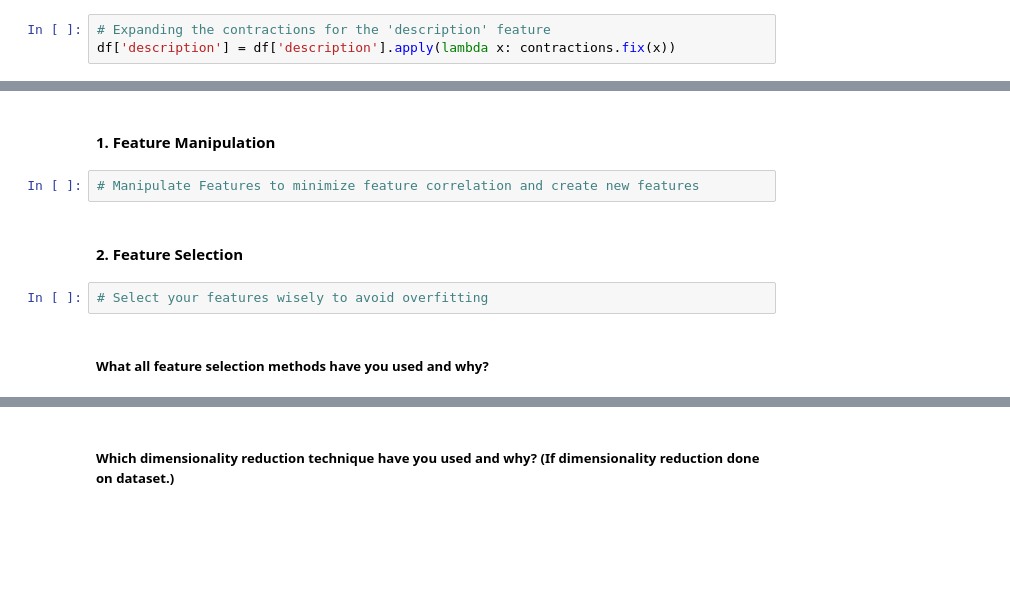
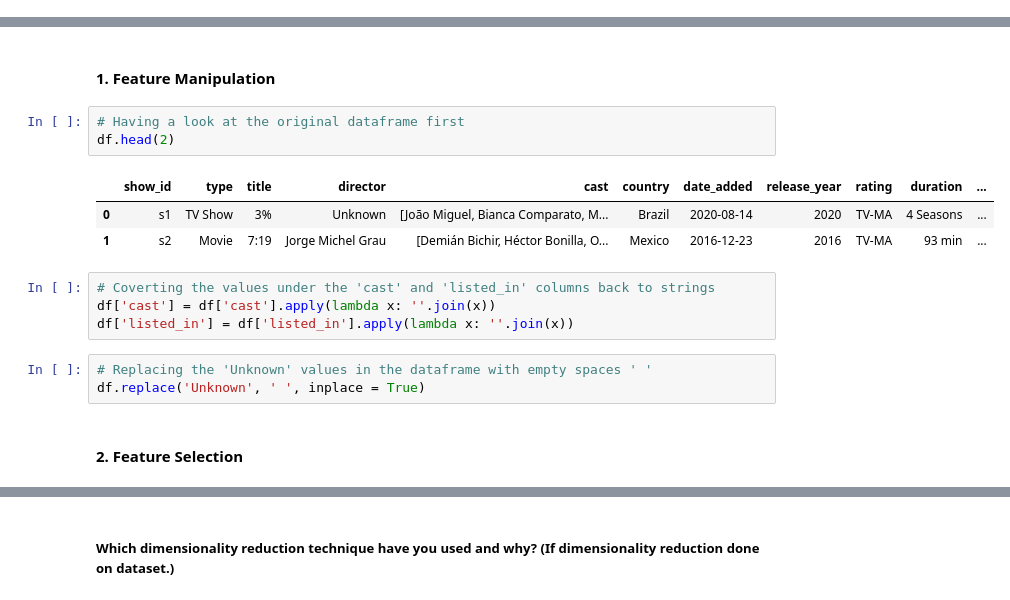
Before and after one commit to dipankarsahu1000/Netflix-Movie-and-TV-Shows-Clustering, a Jupyter notebook: Netflix_Movies_and_TV_Shows_Clustering.ipynb, the cells around one changed output, grey strips where cells are left out. Drawn from its saved outputs; the diff is of its cells as text; blank space fills up the shorter version.

```diff
--- a/Netflix_Movies_and_TV_Shows_Clustering.ipynb
+++ b/Netflix_Movies_and_TV_Shows_Clustering.ipynb
@@ -986,3 +968,0 @@ Successfully installed anyascii-0.3.2 contractions-0.1.73 pyahocorasick-2.0.0 te
-# %%
-# Expanding the contractions for the 'description' feature
-df['description'] = df['description'].apply(lambda x: contractions.fix(x))
@@ -1036,11 +970,19 @@ Answer Here.
 ### 4. Feature Manipulation & Selection
 # %% [markdown]
 #### 1. Feature Manipulation
-# %%
-# Manipulate Features to minimize feature correlation and create new features
+# %%
+# Having a look at the original dataframe first
+df.head(2)
+# %% [output]
+|  | show_id | type | title | director | cast | country | date_added | release_year | rating | duration | ... |
+| 0 | s1 | TV Show | 3% | Unknown | [João Miguel, Bianca Comparato, M... | Brazil | 2020-08-14 | 2020 | TV-MA | 4 Seasons | ... |
+| 1 | s2 | Movie | 7:19 | Jorge Michel Grau | [Demián Bichir, Héctor Bonilla, O... | Mexico | 2016-12-23 | 2016 | TV-MA | 93 min | ... |
+# %%
+# Coverting the values under the 'cast' and 'listed_in' columns back to strings
+df['cast'] = df['cast'].apply(lambda x: ''.join(x))
+df['listed_in'] = df['listed_in'].apply(lambda x: ''.join(x))
+# %%
+# Replacing the 'Unknown' values in the dataframe with empty spaces ' '
+df.replace('Unknown', ' ', inplace = True)
 # %% [markdown]
 #### 2. Feature Selection
-# %%
-# Select your features wisely to avoid overfitting
-# %% [markdown]
-##### What all feature selection methods have you used  and why?
```
Also changed, not shown: parts of 96 cells of this notebook.
